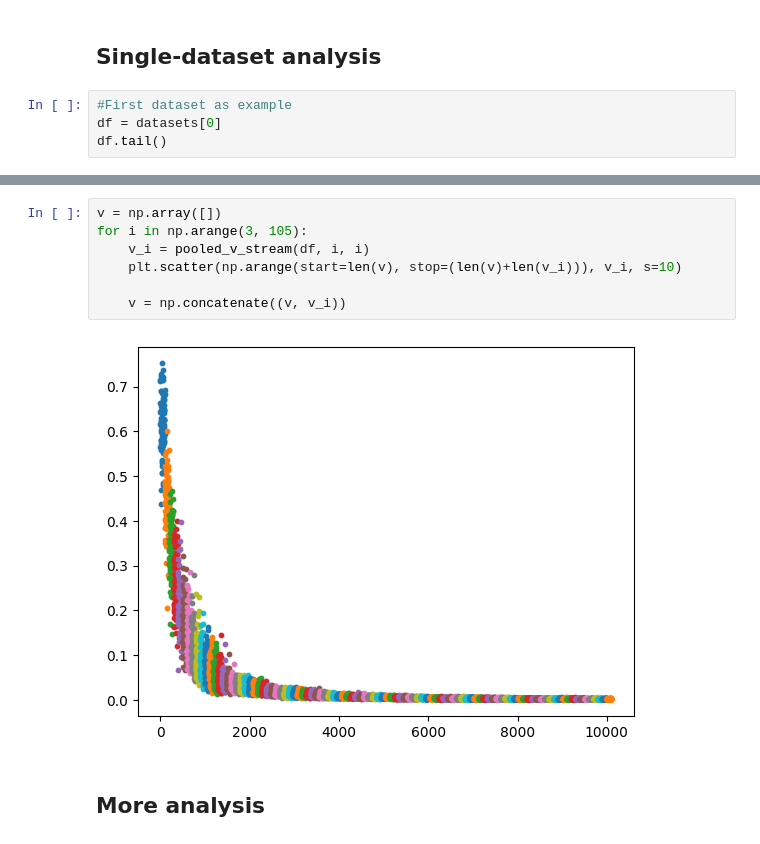
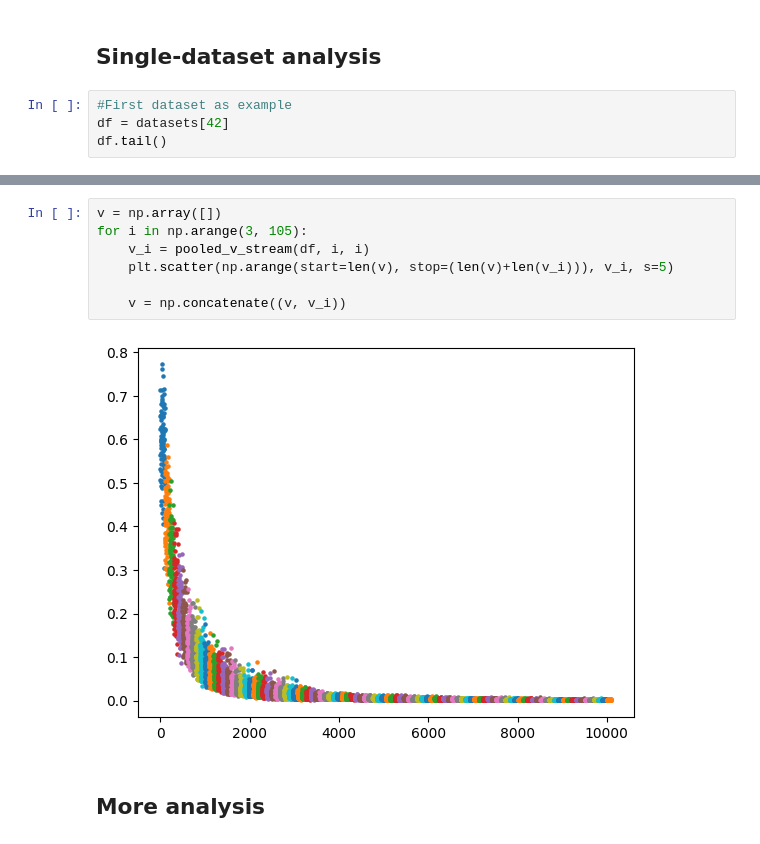
Before and after one commit to paololapo/Dynamic_FC_analysis, a Jupyter notebook: notebook.ipynb, the cells around one changed output, grey strips where cells are left out. Saved outputs shown, nothing was run; the diff lists cells and outputs as text.

```diff
--- a/notebook.ipynb
+++ b/notebook.ipynb
@@ -35,7 +35,7 @@ Uploaded 96 file
 ## Single-dataset analysis
 # %%
 #First dataset as example
-df = datasets[0]
+df = datasets[42]
 df.tail()
 # %% [output]
 |  | 0 | 1 | 2 | 3 | 4 | 5 | 6 | 7 | 8 | 9 | ... | ... |
@@ -82,12 +96,12 @@ plt.hist(v_dist)
 # %%
 v = np.array([])
 for i in np.arange(3, 105):
     v_i = pooled_v_stream(df, i, i)
-    plt.scatter(np.arange(start=len(v), stop=(len(v)+len(v_i))), v_i, s=10)
+    plt.scatter(np.arange(start=len(v), stop=(len(v)+len(v_i))), v_i, s=5)
 
     v = np.concatenate((v, v_i))
 # %% [output]
-[figure, old version]
+[figure, new version]
 # %% [markdown]
 ## More analysis
 # %% [markdown]
```
Also changed, not shown: parts of 10 cells of this notebook.
